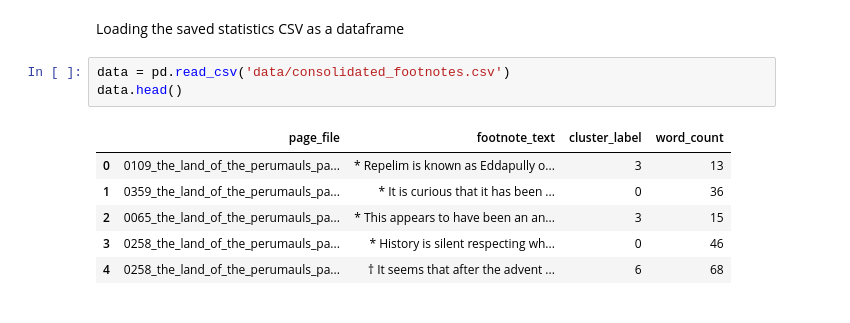
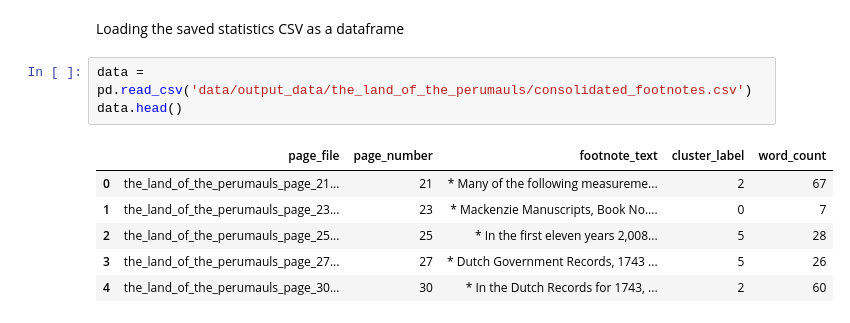
Before and after one commit to ilamanish/footnotes_parser, a Jupyter notebook: scripts/footnote_visualisation.ipynb, the cells around one changed output. Drawn from its saved outputs; the diff is of its cells as text.

Commit message:
Fixed errors in footnote data, added codefile and data for visualisation of footnote word counts

```diff
--- a/scripts/footnote_visualisation.ipynb
+++ b/scripts/footnote_visualisation.ipynb
@@ -5,12 +10,12 @@ import pandas as pd
 # %% [markdown]
 Loading the saved statistics CSV as a dataframe
 # %%
-data = pd.read_csv('data/consolidated_footnotes.csv')
+data = pd.read_csv('data/output_data/the_land_of_the_perumauls/consolidated_footnotes.csv')
 data.head()
 # %% [output]
-|  | page_file | footnote_text | cluster_label | word_count |
-| 0 | 0109_the_land_of_the_perumauls_pa... | * Repelim is known as Eddapully o... | 3 | 13 |
-| 1 | 0359_the_land_of_the_perumauls_pa... | * It is curious that it has been ... | 0 | 36 |
-| 2 | 0065_the_land_of_the_perumauls_pa... | * This appears to have been an an... | 3 | 15 |
-| 3 | 0258_the_land_of_the_perumauls_pa... | * History is silent respecting wh... | 0 | 46 |
-| 4 | 0258_the_land_of_the_perumauls_pa... | † It seems that after the advent ... | 6 | 68 |
+|  | page_file | page_number | footnote_text | cluster_label | word_count |
+| 0 | the_land_of_the_perumauls_page_21... | 21 | * Many of the following measureme... | 2 | 67 |
+| 1 | the_land_of_the_perumauls_page_23... | 23 | * Mackenzie Manuscripts, Book No.... | 0 | 7 |
+| 2 | the_land_of_the_perumauls_page_25... | 25 | * In the first eleven years 2,008... | 5 | 28 |
+| 3 | the_land_of_the_perumauls_page_27... | 27 | * Dutch Government Records, 1743 ... | 5 | 26 |
+| 4 | the_land_of_the_perumauls_page_30... | 30 | * In the Dutch Records for 1743, ... | 2 | 60 |
```
Also changed, not shown: parts of 4 cells of this notebook, 9 other files.
